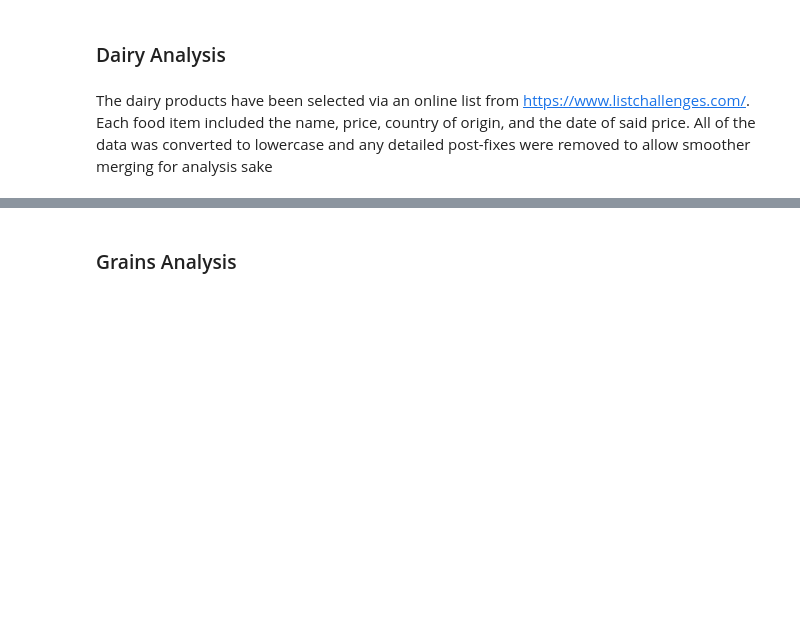
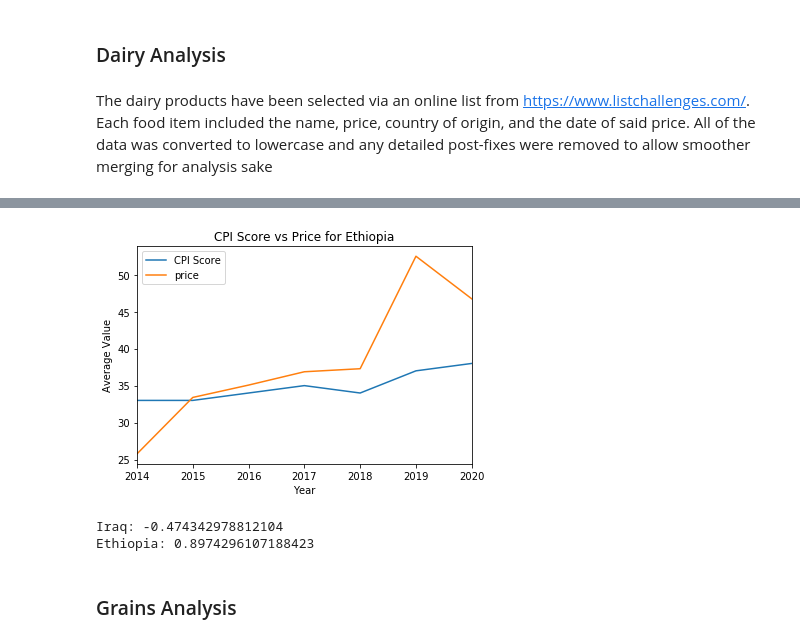
Before and after one commit to katielrink/DS_1300-FinalProject, a Jupyter notebook: Analysis/Correlation.ipynb, the cells around one changed output, grey strips where cells are left out. Saved outputs shown, nothing was run; the diff lists cells and outputs as text; code cells hidden in the pictures; blank space fills up the shorter version.

```diff
--- a/Analysis/Correlation.ipynb
+++ b/Analysis/Correlation.ipynb
@@ -217,3 +247,21 @@ The dairy products have been selected via an online list from https://www.listch
+# %%
+#Plot Ethiopia Correlation between CPI and Price
+ax = EthiopiaData.plot(x='Year', y=['CPI Score','price'], title = 'CPI Score vs Price for Ethiopia')
+ax.set_xlabel("Year")
+ax.set_ylabel("Average Value")
+
+#Check for Correlation
+column_1 = EthiopiaData["CPI Score"]
+column_2 = EthiopiaData["price"]
+correlation_ethiopia = column_1.corr(column_2)
+# %% [output]
+[figure, added]
+# %%
+#Show all correlations
+print("Iraq:", correlation_iraq, "\nEthiopia:", correlation_ethiopia)
+# %% [output]
+Iraq: -0.474342978812104
+Ethiopia: 0.8974296107188423
 # %% [markdown]
 ### Grains Analysis
 # %% [markdown]
```
Also changed, not shown: parts of 3 cells of this notebook, 1 other file.
